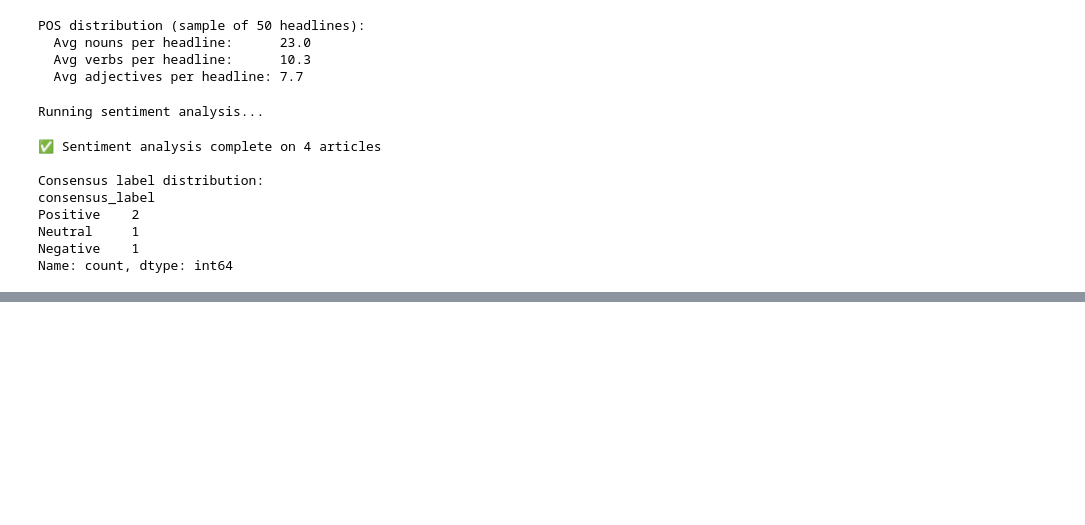
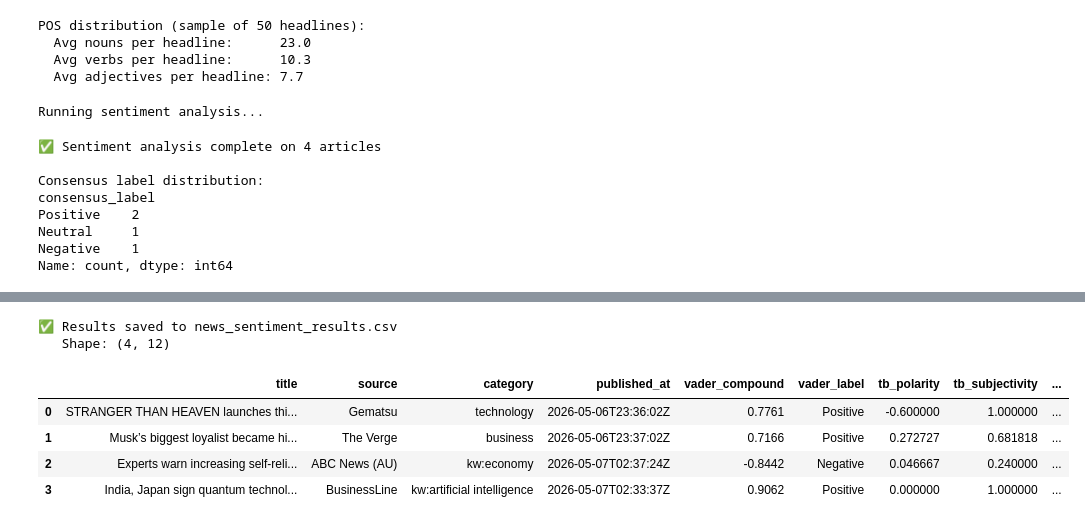
Before and after one commit to Jaison1996/gen-AI, a Jupyter notebook: nlp.ipynb, the cells around one changed output, grey strips where cells are left out. Drawn from its saved outputs; the diff is of its cells as text; code cells hidden in the pictures; blank space fills up the shorter version.

Commit message:
NLP Final CSV Export

```diff
--- a/nlp.ipynb
+++ b/nlp.ipynb
@@ -471,0 +705,20 @@ Name: count, dtype: int64
+# %%
+# ── Export final DataFrame to CSV ────────────────────────────────
+output_cols = [
+   'title', 'source', 'category', 'published_at',
+   'vader_compound', 'vader_label',
+   'tb_polarity', 'tb_subjectivity', 'tb_label',
+   'consensus_label', 'token_count', 'url'
+]
+df[output_cols].to_csv('news_sentiment_results.csv', index=False)
+print("✅ Results saved to news_sentiment_results.csv")
+print(f"   Shape: {df[output_cols].shape}")
+df[output_cols].head()
+# %% [output]
+✅ Results saved to news_sentiment_results.csv
+   Shape: (4, 12)
+|  | title | source | category | published_at | vader_compound | vader_label | tb_polarity | tb_subjectivity | ... |
+| 0 | STRANGER THAN HEAVEN launches thi... | Gematsu | technology | 2026-05-06T23:36:02Z | 0.7761 | Positive | -0.600000 | 1.000000 | ... |
+| 1 | Musk’s biggest loyalist became hi... | The Verge | business | 2026-05-06T23:37:02Z | 0.7166 | Positive | 0.272727 | 0.681818 | ... |
+| 2 | Experts warn increasing self-reli... | ABC News (AU) | kw:economy | 2026-05-07T02:37:24Z | -0.8442 | Negative | 0.046667 | 0.240000 | ... |
+| 3 | India, Japan sign quantum technol... | BusinessLine | kw:artificial intelligence | 2026-05-07T02:33:37Z | 0.9062 | Positive | 0.000000 | 1.000000 | ... |
```
Also changed, not shown: parts of 12 cells of this notebook.
